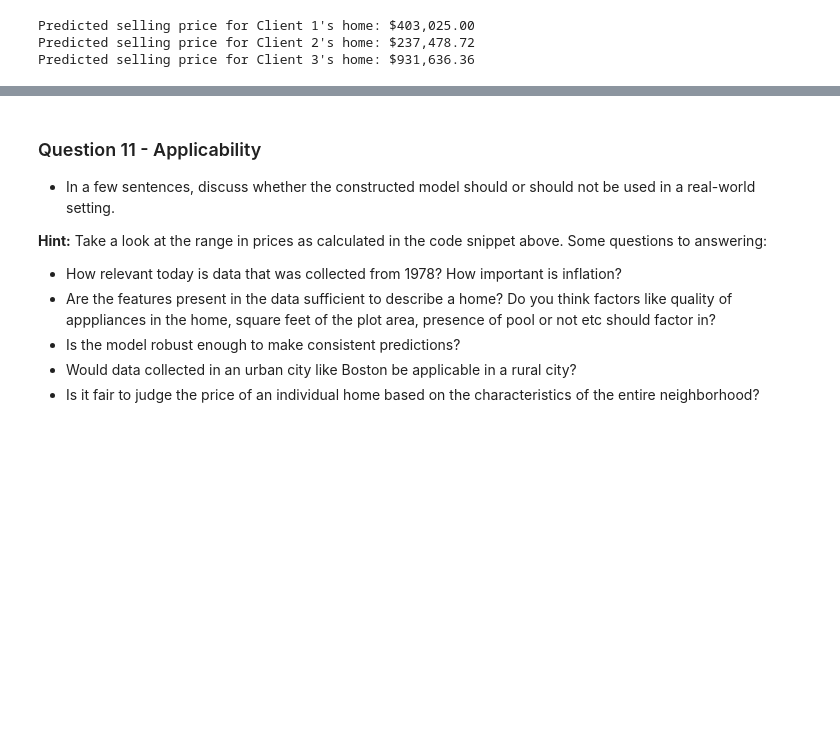
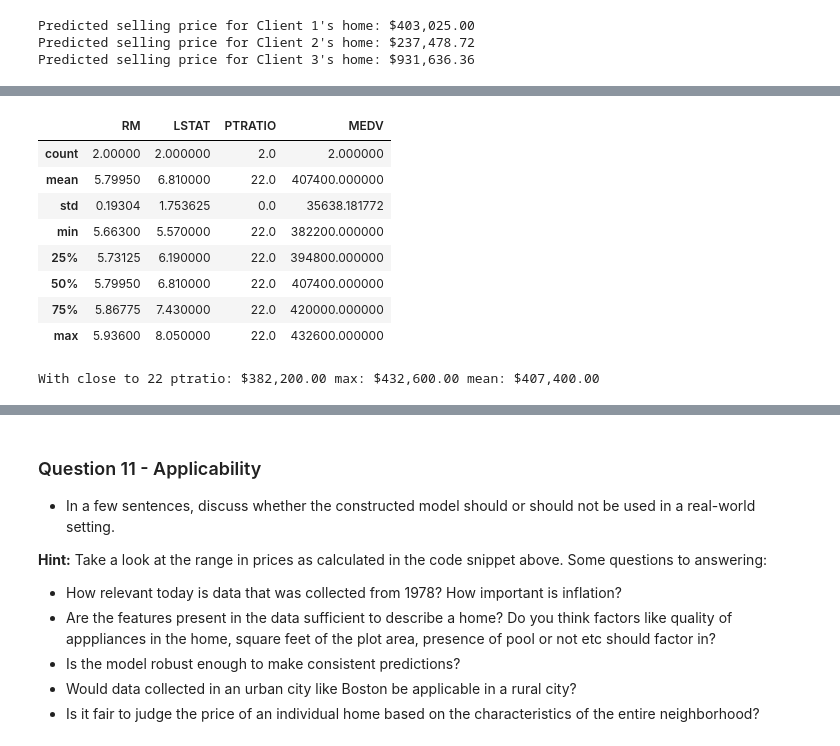
Before and after one commit to suviano/BostonHousing, a Jupyter notebook: boston_housing.ipynb, the cells around one changed output, grey strips where cells are left out. Cells and saved outputs as stored; diff of their text form; code cells hidden in the pictures; blank space fills up the shorter version.

```diff
--- a/boston_housing.ipynb
+++ b/boston_housing.ipynb
@@ -464,0 +547,19 @@ Predicted selling price for Client 3's home: $931,636.36
+# %%
+data_pration_range_22 = data[(data['PTRATIO'] == 22)]
+data_pration_range_22.describe()
+# %% [output]
+|  | RM | LSTAT | PTRATIO | MEDV |
+| count | 2.00000 | 2.000000 | 2.0 | 2.000000 |
+| mean | 5.79950 | 6.810000 | 22.0 | 407400.000000 |
+| std | 0.19304 | 1.753625 | 0.0 | 35638.181772 |
+| min | 5.66300 | 5.570000 | 22.0 | 382200.000000 |
+| 25% | 5.73125 | 6.190000 | 22.0 | 394800.000000 |
+| 50% | 5.79950 | 6.810000 | 22.0 | 407400.000000 |
+| 75% | 5.86775 | 7.430000 | 22.0 | 420000.000000 |
+| max | 5.93600 | 8.050000 | 22.0 | 432600.000000 |
+# %%
+ptratio_around_22_array = np.array(data_pration_range_22['MEDV'])
+print('With close to 22 ptratio: ${:,.2f} max: ${:,.2f} mean: ${:,.2f}'.format(
+    np.min(ptratio_around_22_array), np.max(ptratio_around_22_array), np.mean(ptratio_around_22_array)))
+# %% [output]
+With close to 22 ptratio: $382,200.00 max: $432,600.00 mean: $407,400.00
```
Also changed, not shown: parts of 19 cells of this notebook, 1 other file.
